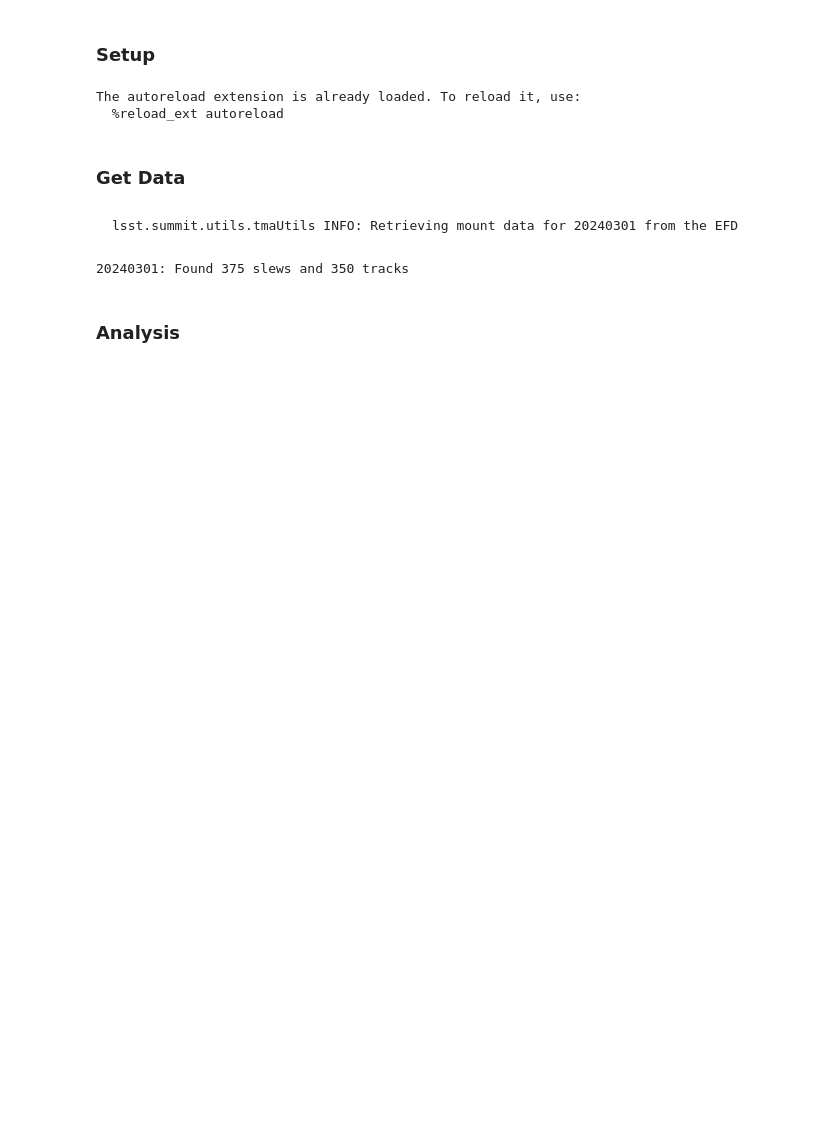
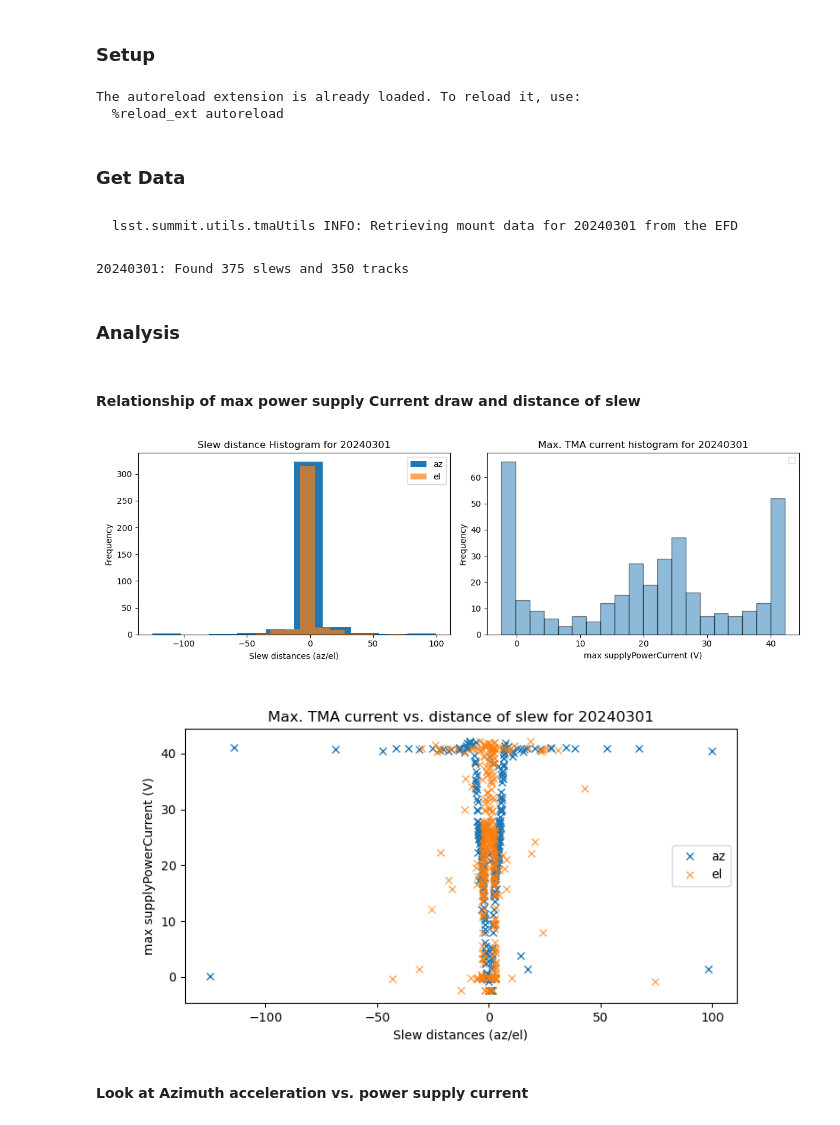
Before and after one commit to lsst-sitcom/notebooks_vandv, a Jupyter notebook: notebooks/tel_and_site/subsys_req_ver/tma/SITCOM-1224-TMA_Capacitor_Bank_discharge_vs._current_draw_profiles.ipynb, the cells around one changed output. Saved outputs shown, nothing was run; the diff lists cells and outputs as text; code cells hidden in the pictures; blank space fills up the shorter version.

Commit message:
Define functions for the analysis: plot_spc_vs_dist and plots_spc_vs_az

```diff
--- a/notebooks/tel_and_site/subsys_req_ver/tma/SITCOM-1224-TMA_Capacitor_Bank_discharge_vs._current_draw_profiles.ipynb
+++ b/notebooks/tel_and_site/subsys_req_ver/tma/SITCOM-1224-TMA_Capacitor_Bank_discharge_vs._current_draw_profiles.ipynb
@@ -139,0 +138,44 @@ df = df[(df.el_max_jerk < 100)&(df.duration<3000)]
+# %% [markdown]
+#### Relationship of max power supply Current draw and distance of slew
+# %%
+def plot_spc_vs_dist(df_, title_date, name):
+    fig, (ax1) = plt.subplots(figsize=(8, 4))
+
+    # Scatter plot of slew distances vs. min_power
+    ax1.plot((df_.az_pos_begin - df_.az_pos_end), df_.max_current, 'x', color='C0', label='az')
+    ax1.plot((df_.el_pos_begin - df_.el_pos_end), df_.max_current, 'x',  alpha=0.7, color='C1', label='el')
+    #ax1.axhline(575, ls='--', c='k',label='voltage drop limit')
+    ax1.legend()
+    ax1.set_xlabel('Slew distances (az/el)')
+    ax1.set_ylabel('max supplyPowerCurrent (V)')
+    ax1.set_title(f'Max. TMA current vs. distance of slew for {title_date}')
+
+    fig2, (ax2, ax3) = plt.subplots(1, 2, figsize=(12, 4))
+    # Histogram of absolute values of position differences
+    ax2.hist(df_.az_pos_begin - df_.az_pos_end, color='C0', label='az')
+    ax2.hist(df_.el_pos_begin - df_.el_pos_end, color='C1', alpha=0.7, label='el')
+    ax2.legend()
+    ax2.set_xlabel('Slew distances (az/el)')
+    ax2.set_ylabel('Frequency')
+    ax2.set_title(f'Slew distance Histogram for {title_date}')
+
+    # Histogram of min_power
+    ax3.hist(df_.max_current, bins=20, color='C0', edgecolor='black', alpha=0.5)
+    #ax3.axvline(575, ls='--', c='k', label='voltage drop limit')
+    ax3.legend()
+    ax3.set_xlabel('max supplyPowerCurrent (V)')
+    ax3.set_ylabel('Frequency')
+    ax3.set_title(f'Max. TMA current histogram for {title_date}')
+
+    plt.tight_layout()
+    plt.show()
+    plt.savefig(f'{name}.png')
+# %%
+for dayObs in np.unique(df.dayobs):
+    df_ = df[df.dayobs == dayObs]
+    plot_spc_vs_dist(df_, dayObs,'tma_perf_mar_2024')
+# %% [output]
+[figure, added]
+[figure, added]
+# %% [markdown]
+#### Look at Azimuth acceleration vs. power supply current
```
Also changed, not shown: parts of 3 cells of this notebook.
